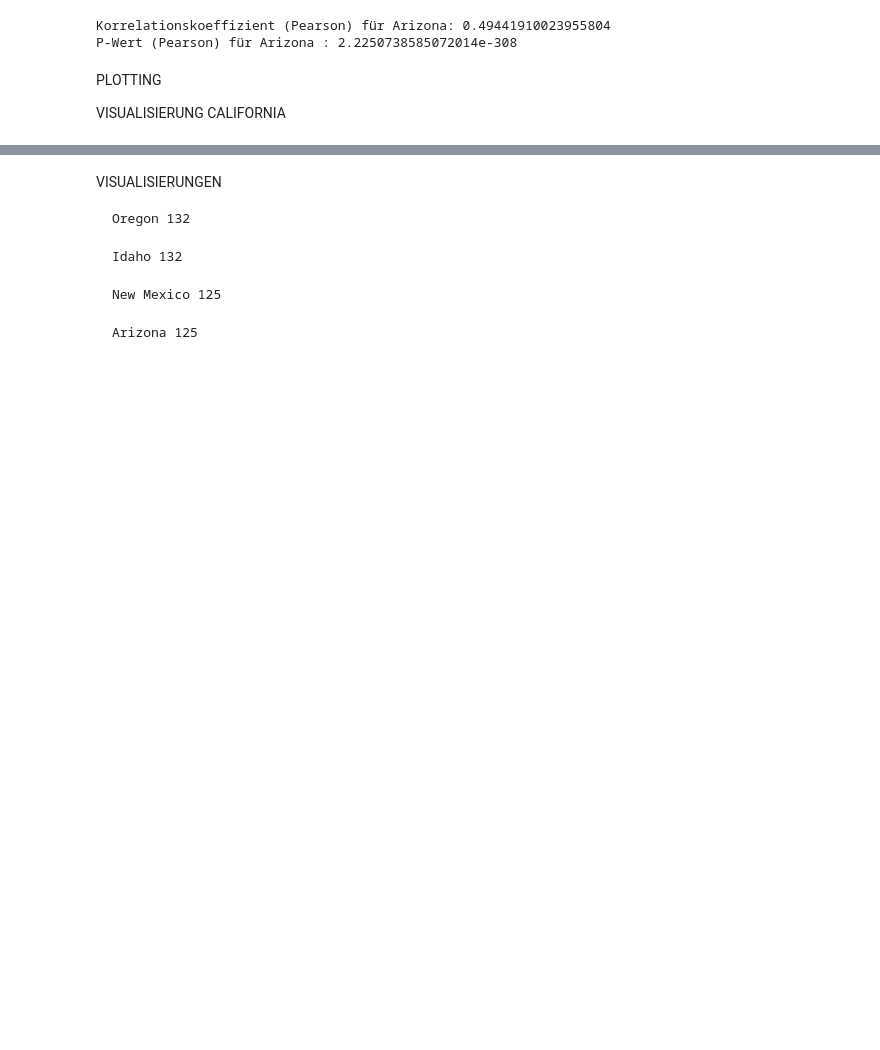
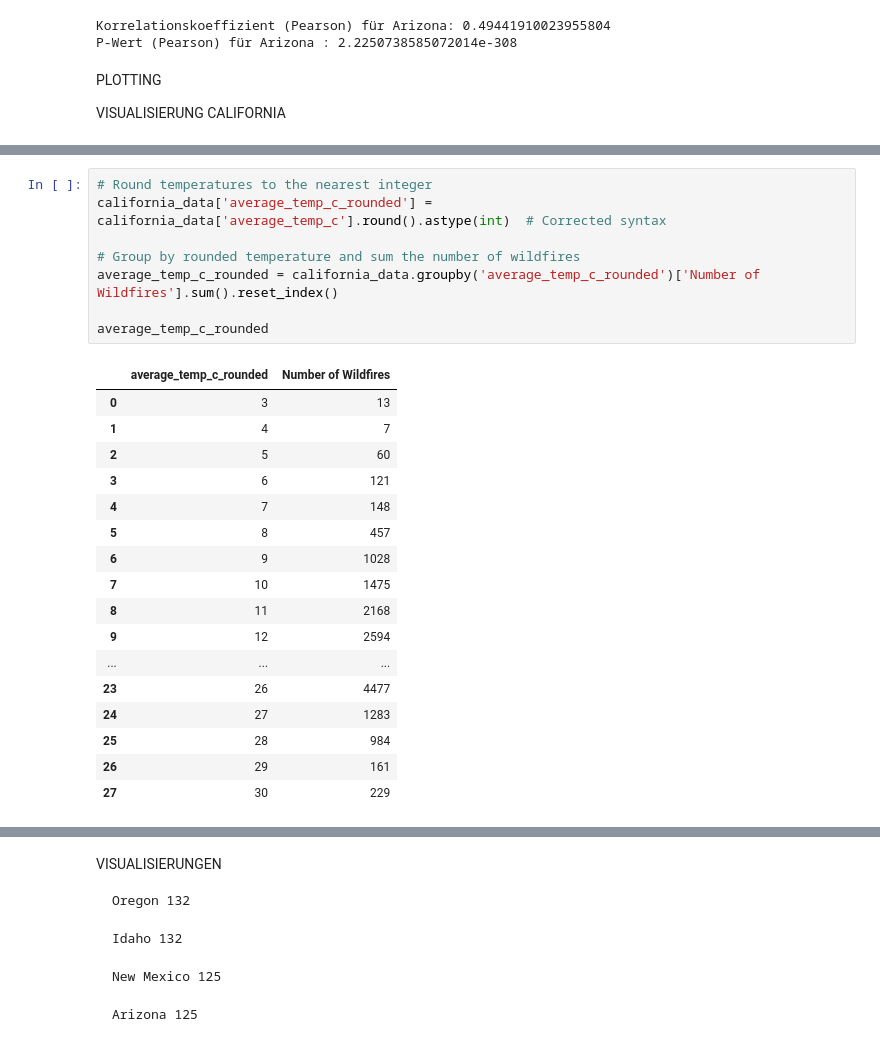
Before and after one commit to Pissane/Capstone_Project, a Jupyter notebook: correlation_weather_fire_copy.ipynb, the cells around one changed output, grey strips where cells are left out. Saved outputs shown, nothing was run; the diff lists cells and outputs as text; blank space fills up the shorter version.

```diff
--- a/correlation_weather_fire_copy.ipynb
+++ b/correlation_weather_fire_copy.ipynb
@@ -470,0 +501,26 @@ plt.show()
+# %%
+# Round temperatures to the nearest integer
+california_data['average_temp_c_rounded'] = california_data['average_temp_c'].round().astype(int)  # Corrected syntax
+
+# Group by rounded temperature and sum the number of wildfires
+average_temp_c_rounded = california_data.groupby('average_temp_c_rounded')['Number of Wildfires'].sum().reset_index()
+
+average_temp_c_rounded
+# %% [output]
+|  | average_temp_c_rounded | Number of Wildfires |
+| 0 | 3 | 13 |
+| 1 | 4 | 7 |
+| 2 | 5 | 60 |
+| 3 | 6 | 121 |
+| 4 | 7 | 148 |
+| 5 | 8 | 457 |
+| 6 | 9 | 1028 |
+| 7 | 10 | 1475 |
+| 8 | 11 | 2168 |
+| 9 | 12 | 2594 |
+| ... | ... | ... |
+| 23 | 26 | 4477 |
+| 24 | 27 | 1283 |
+| 25 | 28 | 984 |
+| 26 | 29 | 161 |
+| 27 | 30 | 229 |
```
Also changed, not shown: parts of 9 cells of this notebook.
